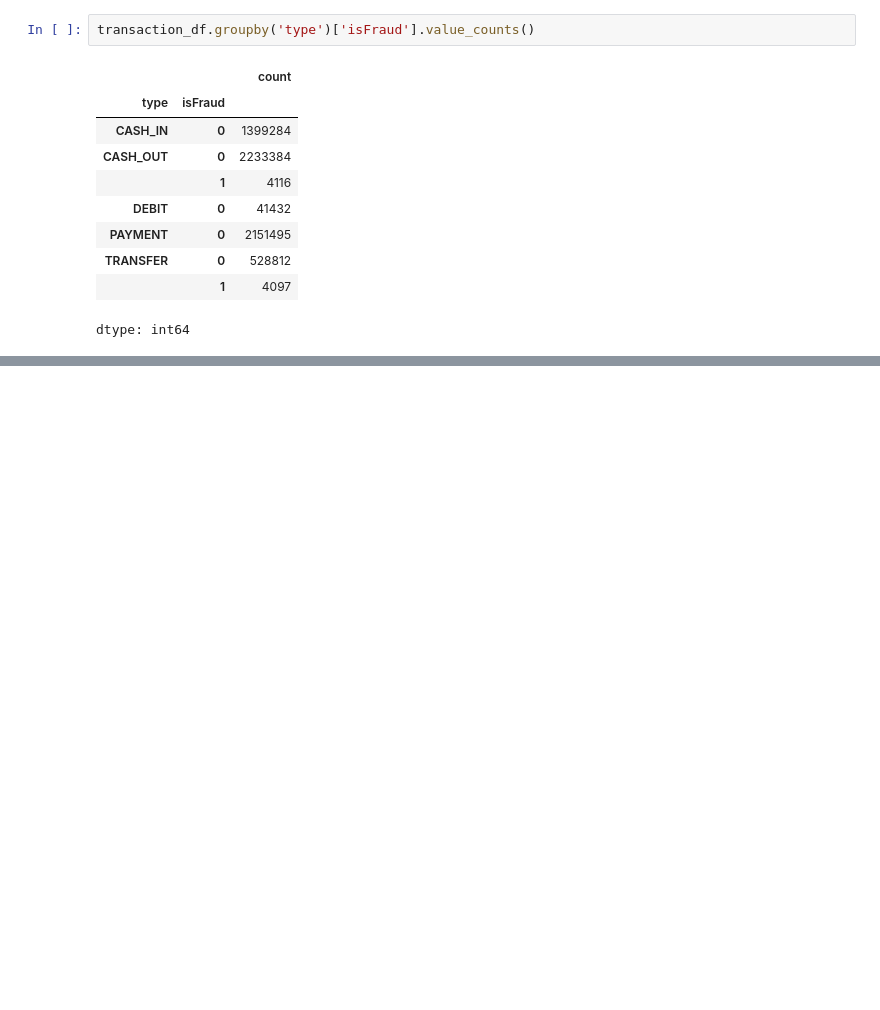
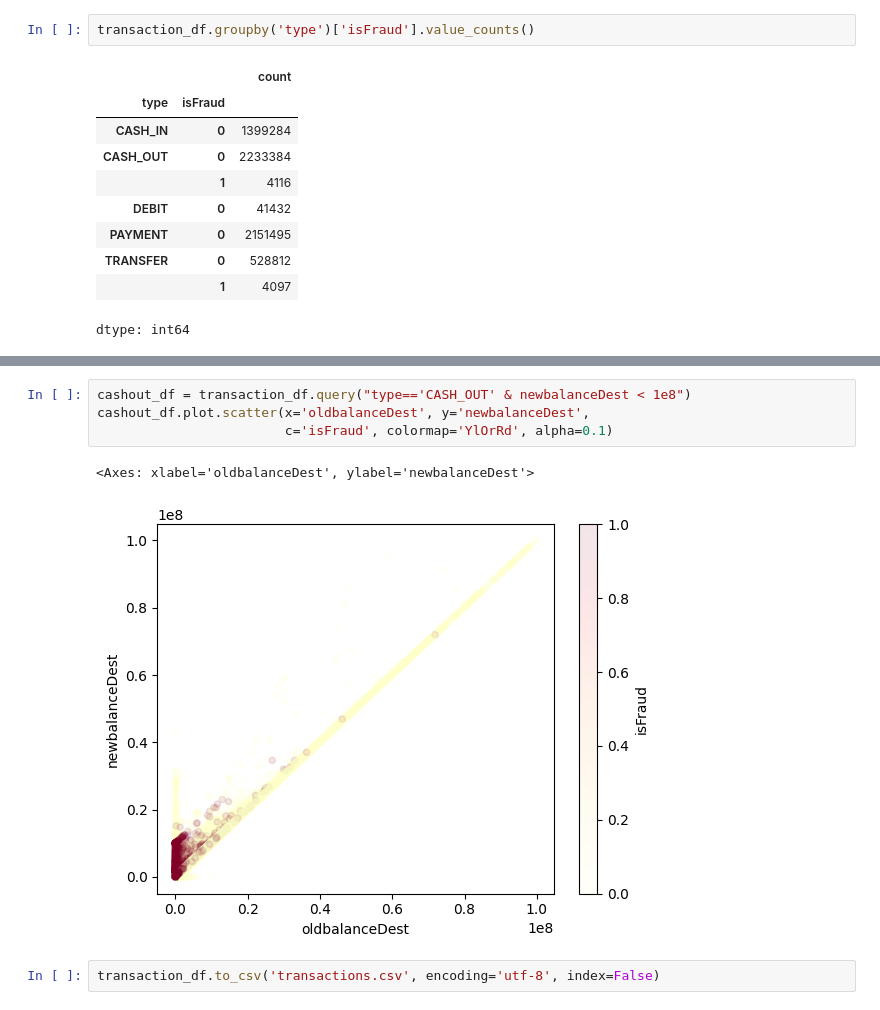
Before and after one commit to ingabLee/low-code-book-projects, a Jupyter notebook: Fraud_Detection_Model.ipynb, the cells around one changed output, grey strips where cells are left out. Cells and saved outputs as stored; diff of their text form; blank space fills up the shorter version.

```diff
--- a/Fraud_Detection_Model.ipynb
+++ b/Fraud_Detection_Model.ipynb
@@ -92,0 +105,9 @@ dtype: int64
+# %%
+cashout_df = transaction_df.query("type=='CASH_OUT' & newbalanceDest < 1e8")
+cashout_df.plot.scatter(x='oldbalanceDest', y='newbalanceDest',
+                        c='isFraud', colormap='YlOrRd', alpha=0.1)
+# %% [output]
+<Axes: xlabel='oldbalanceDest', ylabel='newbalanceDest'>
+[figure, added]
+# %%
+transaction_df.to_csv('transactions.csv', encoding='utf-8', index=False)
```
Also changed, not shown: parts of 4 cells of this notebook.
